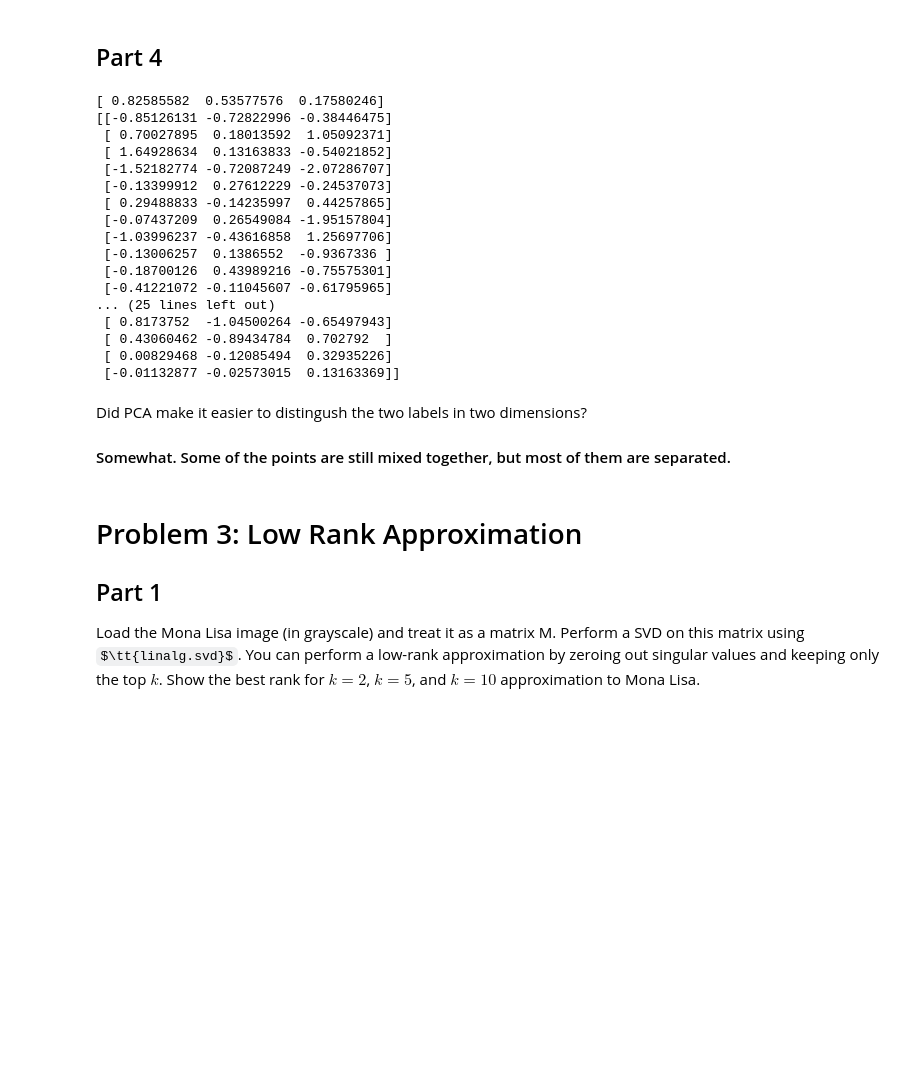
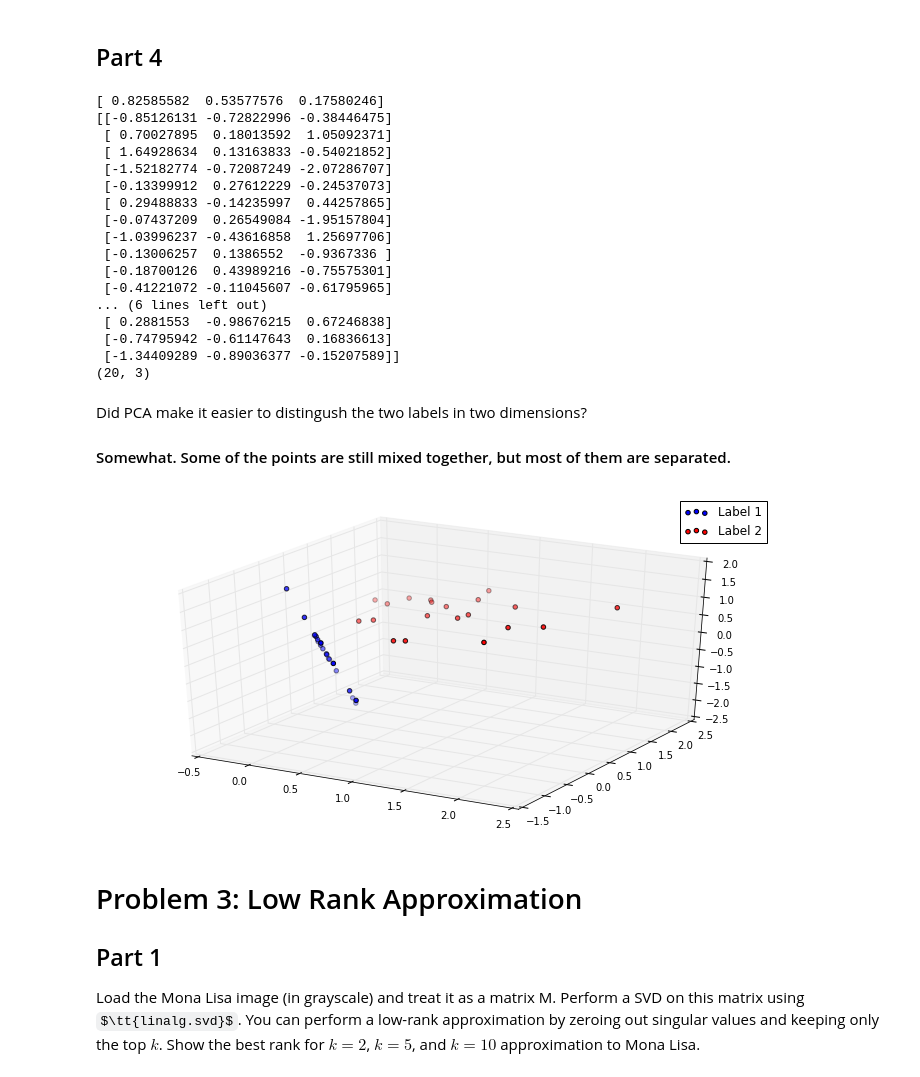
Before and after one commit to RohanNagar/datasciencelab-utaustin, a Jupyter notebook: lab4/lab4.ipynb, the cells around one changed output. Saved outputs shown, nothing was run; the diff lists cells and outputs as text; code cells hidden in the pictures; some formulas as TeX source; blank space fills up the shorter version.

```diff
--- a/lab4/lab4.ipynb
+++ b/lab4/lab4.ipynb
@@ -231,7 +231,11 @@ eigenvectors = largest_eigenvectors(cov)
 print(eigenvectors[0])
 print(label1_samples)
 projected1 = [project_onto_plane(sample, eigenvectors[0]) for sample in label1_samples]
-print(np.array(projected1))
+# print(np.array(projected1))
+projected2 = [project_onto_plane(sample, eigenvectors[1]) for sample in label2_samples]
+# print(np.array(projected2))
+projected1 = np.array(projected1)
+projected2 = np.array(projected2)
 # %% [output]
 [ 0.82585582  0.53577576  0.17580246]
 [[-0.85126131 -0.72822996 -0.38446475]
@@ -245,15 +249,25 @@ print(np.array(projected1))
  [-0.13006257  0.1386552  -0.9367336 ]
  [-0.18700126  0.43989216 -0.75575301]
  [-0.41221072 -0.11045607 -0.61795965]
-... (25 lines left out)
- [ 0.8173752  -1.04500264 -0.65497943]
- [ 0.43060462 -0.89434784  0.702792  ]
- [ 0.00829468 -0.12085494  0.32935226]
- [-0.01132877 -0.02573015  0.13163369]]
+... (6 lines left out)
+ [ 0.2881553  -0.98676215  0.67246838]
+ [-0.74795942 -0.61147643  0.16836613]
+ [-1.34409289 -0.89036377 -0.15207589]]
+(20, 3)
 # %% [markdown]
 Did PCA make it easier to distingush the two labels in two dimensions?
 
 #### Somewhat. Some of the points are still mixed together, but most of them are separated.
+# %%
+# Plot
+fig = plt.figure()
+ax = fig.add_subplot(111, projection='3d')
+ax.scatter(projected1.T[0], projected1.T[1], projected1.T[2], label='Label 1')
+ax.scatter(projected2.T[0], projected2.T[1], projected2.T[2], c='r', label='Label 2')
+ax.legend()
+fig.show()
+# %% [output]
+[figure, added]
 # %% [markdown]
 # Problem 3: Low Rank Approximation
 
```
